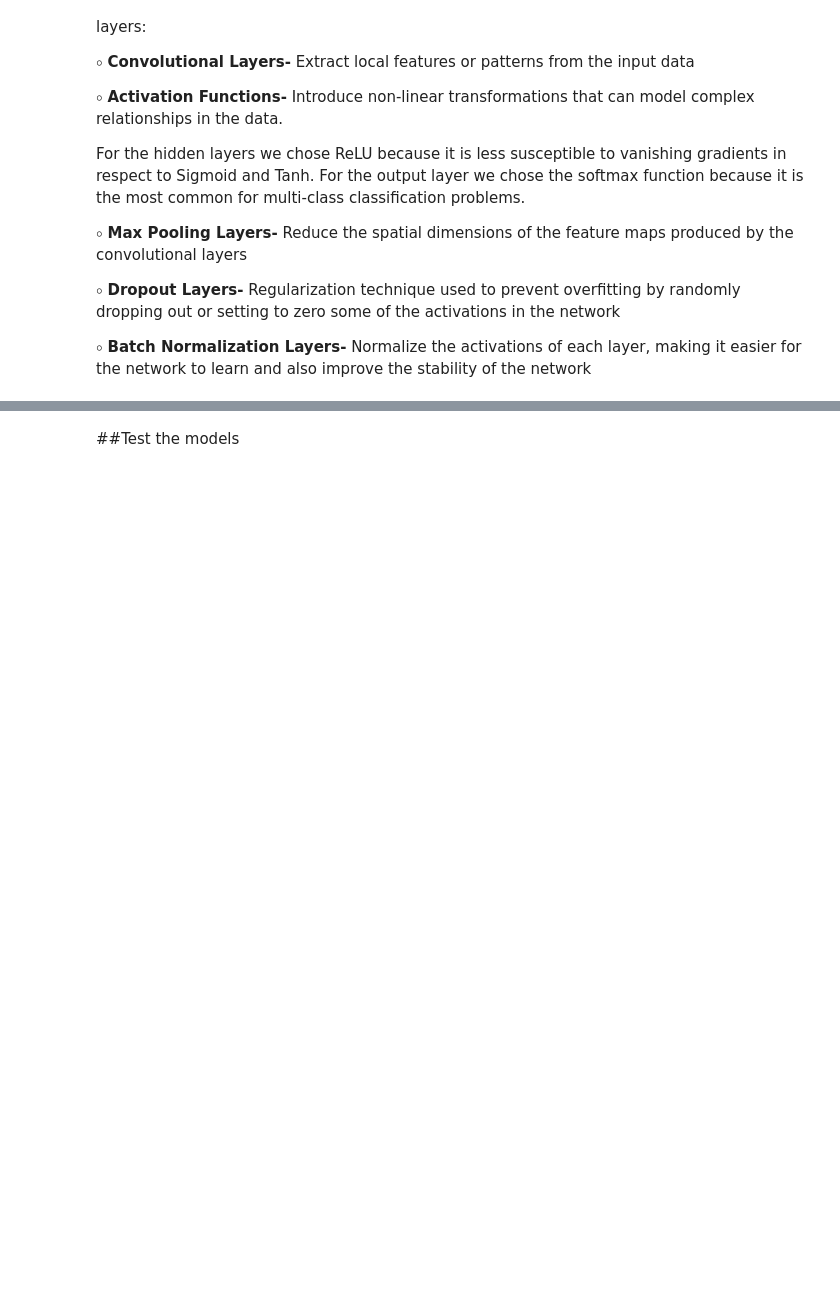
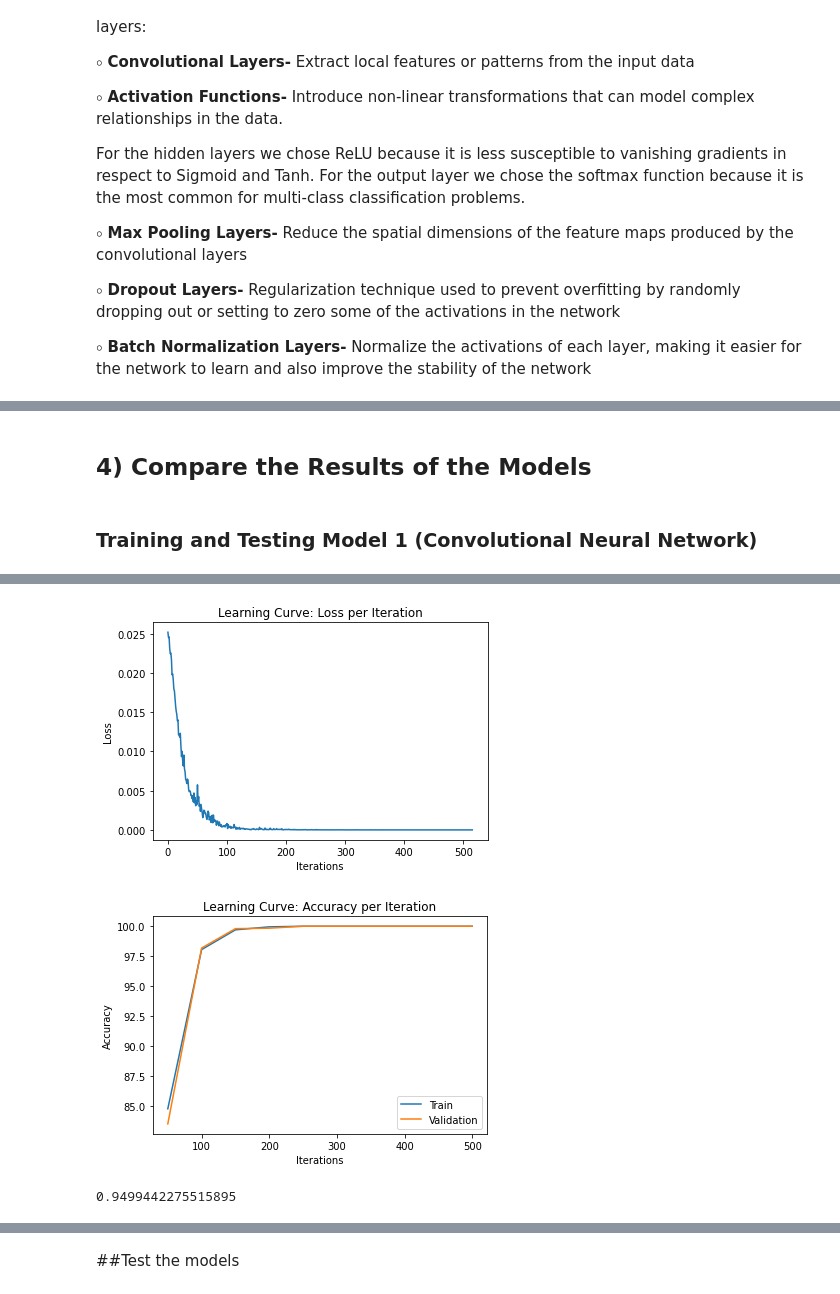
Before and after one commit to RonBartov/american-sign-language-image-classification, a Jupyter notebook: Final_Project_ASL_Classification.ipynb, the cells around one changed output, grey strips where cells are left out. Saved outputs shown, nothing was run; the diff lists cells and outputs as text; code cells hidden in the pictures; blank space fills up the shorter version.

Commit message:
updated explanation together with training and testing of three models objects

```diff
--- a/Final_Project_ASL_Classification.ipynb
+++ b/Final_Project_ASL_Classification.ipynb
@@ -814,0 +829,7 @@ class ResNet(nn.Module):
+# %% [markdown]
+## **4) Compare the Results of the Models**
+# %% [markdown]
+### **Training and Testing Model 1 (Convolutional Neural Network)**
+# %%
+# create the model's object
+model_conv = ConvNet()
@@ -815,4 +839,8 @@ class ResNet(nn.Module):
 # %%
-model = ConvNet()
-criterion = F.nll_loss
-optimizer = torch.optim.Adam(model.parameters())
+# define optimizer and loss criterion
+criterion_conv = F.nll_loss
+optimizer_conv = torch.optim.Adam(model_conv.parameters())
+# %%
+# train the model
+train_model(df_train,df_val, model_conv, criterion_conv, optimizer_conv, num_epochs = 3, batch_size= 128)
+# %% [output]
@@ -818,0 +858,2 @@ optimizer = torch.optim.Adam(model.parameters())
+[figure, added]
+[figure, added]
@@ -818,0 +863,7 @@ optimizer = torch.optim.Adam(model.parameters())
+# %%
+# testing the model on the test data set
+test_loader_conv = data_loader(df_test , 200 , shuffle = False)
+test_accuracy_conv = test(model_conv, test_loader_conv)
+test_accuracy_conv
+# %% [output]
+0.9499442275515895
```
Also changed, not shown: parts of 35 cells of this notebook.
